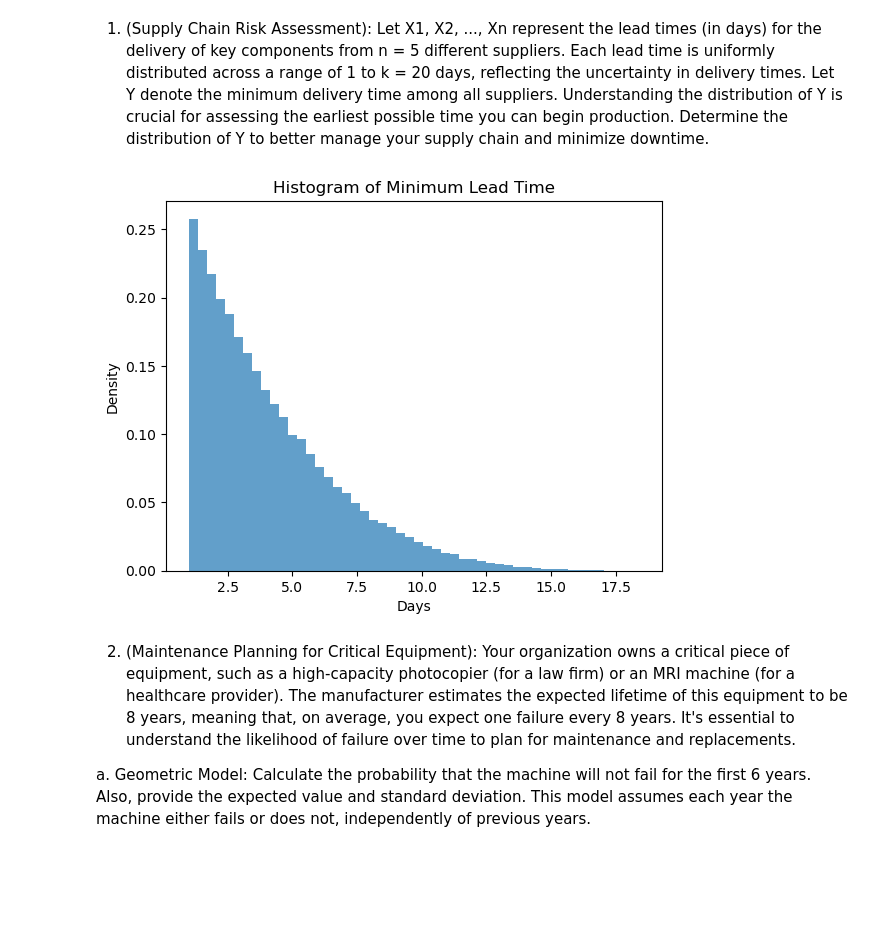
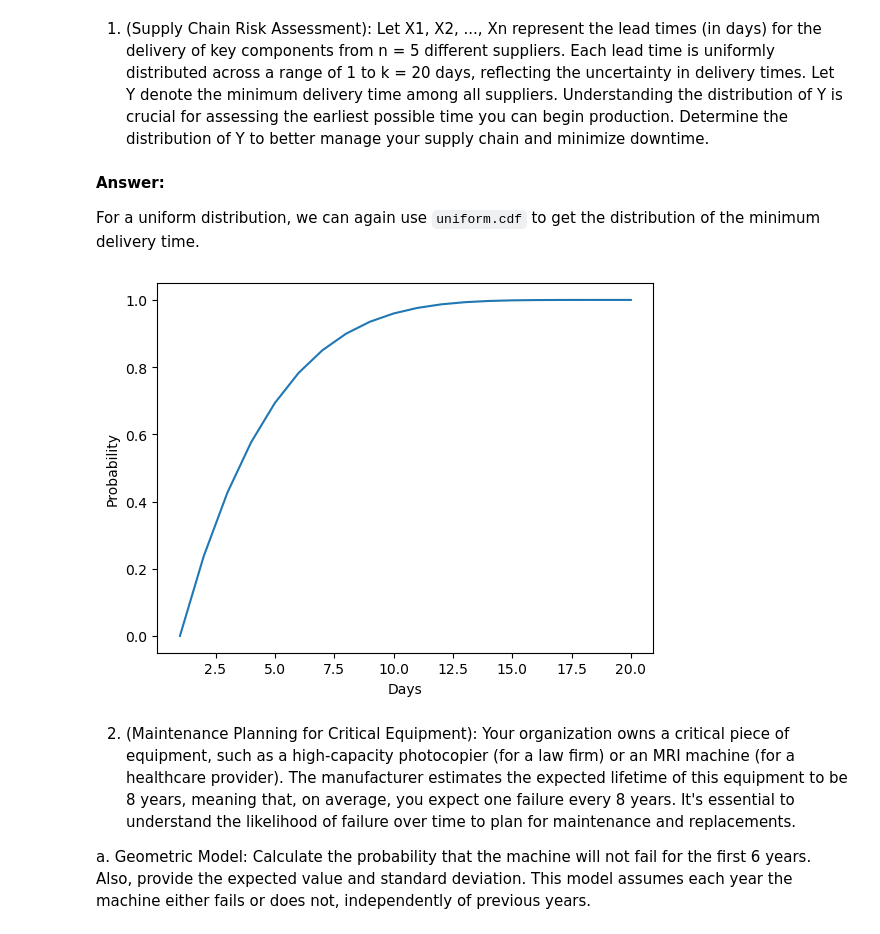
Before and after one commit to stephbc/DATA605_Fall2025, a Jupyter notebook: hw2.ipynb, the cells around one changed output. Saved outputs shown, nothing was run; the diff lists cells and outputs as text; code cells hidden in the pictures; blank space fills up the shorter version.

```diff
--- a/hw2.ipynb
+++ b/hw2.ipynb
@@ -337,20 +337,29 @@ The expected value per deal of 0.92 * 833 = **766.36**
 ## Problem 3
 # %% [markdown]
 1. (Supply Chain Risk Assessment): Let X1, X2, ..., Xn represent the lead times (in days) for the delivery of key components from n = 5 different suppliers. Each lead time is uniformly distributed across a range of 1 to k = 20 days, reflecting the uncertainty in delivery times. Let Y denote the minimum delivery time among all suppliers. Understanding the distribution of Y is crucial for assessing the earliest possible time you can begin production. Determine the distribution of Y to better manage your supply chain and minimize downtime.
+# %% [markdown]
+**Answer:**
+
+For a uniform distribution, we can again use `uniform.cdf` to get the distribution of the minimum delivery time.
 # %%
-n = 5
-trials = 100000
-samples = np.random.uniform(1, 20, size=(trials, n))
-Y = np.min(samples, axis=1)
+import matplotlib.pyplot as plt
 
-import matplotlib.pyplot as plt
-plt.hist(Y, bins=50, density=True, alpha=0.7)
-plt.title("Histogram of Minimum Lead Time")
+a, b = 1, 20   # Uniform range
+n = 5          # Number of suppliers
+y = np.linspace(a, b, 20)
+
+# CDF of individual supplier lead time
+Fx = uniform.cdf(y, loc = a, scale = b - a)
+
+# CDF of the minimum lead time
+Fy = 1 - (1 - Fx)**n
+
+plt.plot(y, Fy)
 plt.xlabel("Days")
-plt.ylabel("Density")
+plt.ylabel("Probability")
 plt.show()
 # %% [output]
-[figure, old version]
+[figure, new version]
 # %% [markdown]
 
 2. (Maintenance Planning for Critical Equipment): Your organization owns a critical piece of equipment, such as a high-capacity photocopier (for a law firm) or an MRI machine (for a healthcare provider). The manufacturer estimates the expected lifetime of this equipment to be 8 years, meaning that, on average, you expect one failure every 8 years. It's essential to understand the likelihood of failure over time to plan for maintenance and replacements.
```
Also changed, not shown: parts of 12 cells of this notebook.
